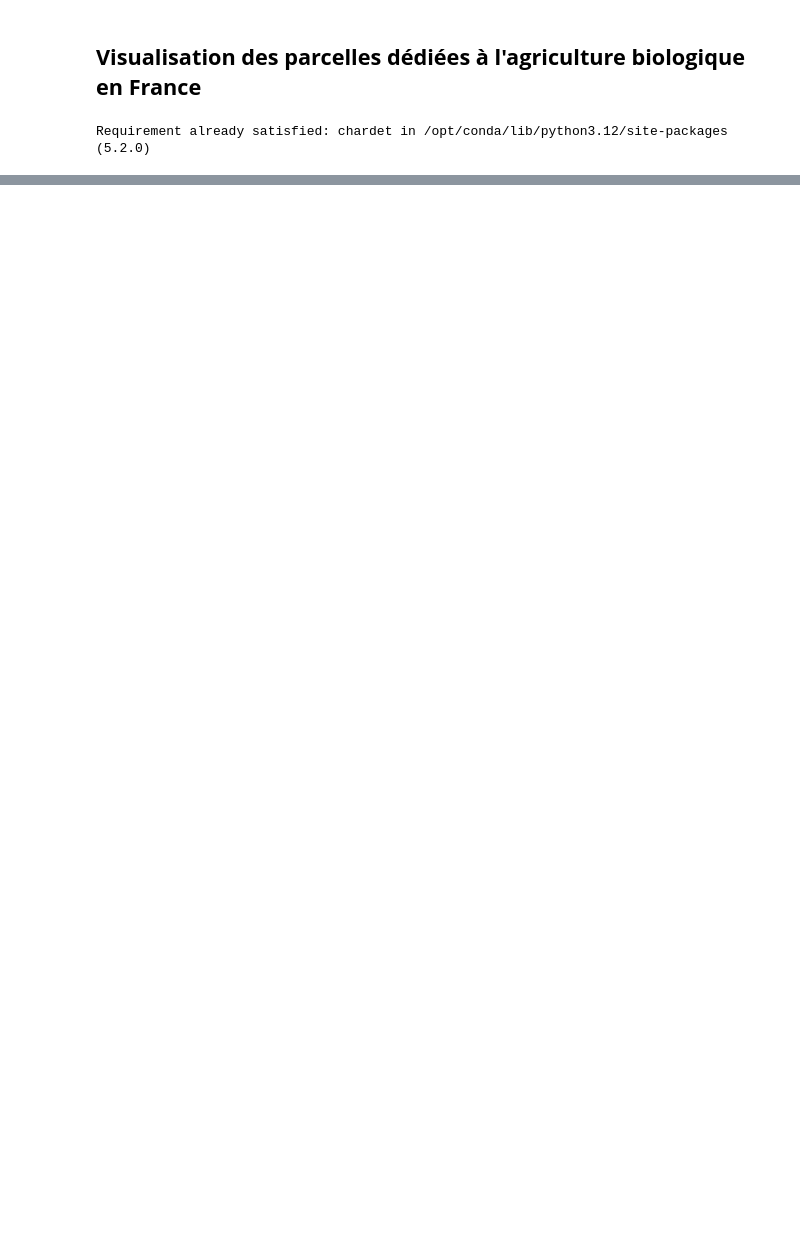
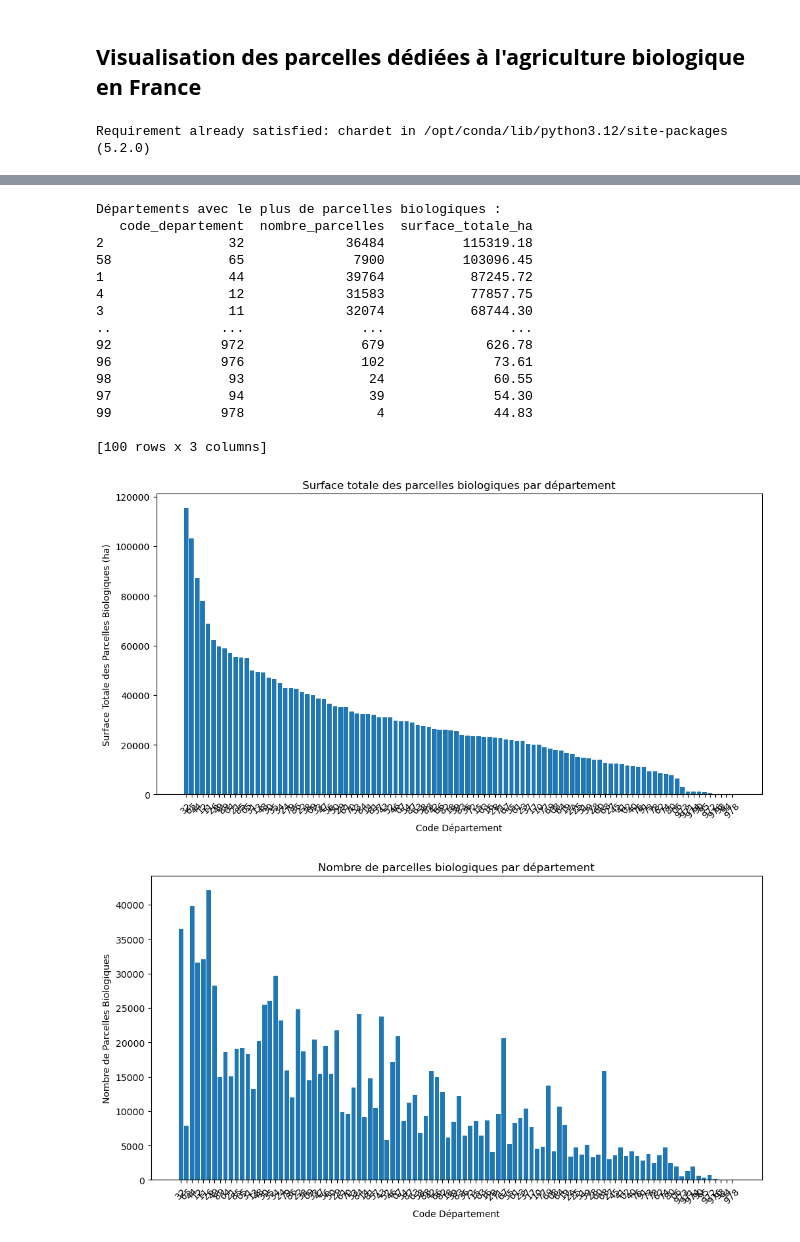
Before and after one commit to ElisefontaineEnsae/AgricultureBio_France, a Jupyter notebook: mapping.ipynb, the cells around one changed output, grey strips where cells are left out. Cells and saved outputs as stored; diff of their text form; code cells hidden in the pictures; blank space fills up the shorter version.

```diff
--- a/mapping.ipynb
+++ b/mapping.ipynb
@@ -24,0 +102,7 @@ KeyboardInterrupt:
+# %%
+# Créer une nouvelle variable en supprimant la colonne 'geometry'
+gdf_filtered = gdf.drop(columns=['geometry'])
+
+# Afficher les premières lignes pour vérifier
+print("Aperçu des données sans la colonne 'geometry' :")
+print(gdf_filtered.head())
@@ -24,0 +127,56 @@ KeyboardInterrupt:
+# %%
+import matplotlib.pyplot as plt
+
+# Étape 1 : Compter le nombre de parcelles biologiques par département
+parcelles_par_departement = gdf_filtered['code_depar'].value_counts().reset_index()
+parcelles_par_departement.columns = ['code_departement', 'nombre_parcelles']
+
+# Étape 2 : Agréger la surface totale des parcelles biologiques par département
+surface_par_departement = gdf_filtered.groupby('code_depar')['surface_ha'].sum().reset_index()
+surface_par_departement.columns = ['code_departement', 'surface_totale_ha']
+
+# Fusionner les deux DataFrames pour avoir les deux informations
+resultat = parcelles_par_departement.merge(surface_par_departement, on='code_departement')
+
+# Trier les départements par surface totale (ou nombre de parcelles si préféré)
+resultat = resultat.sort_values(by='surface_totale_ha', ascending=False)
+
+# Afficher les résultats
+print("Départements avec le plus de parcelles biologiques :")
+print(resultat)
+
+# Étape 3 : Visualiser les résultats avec un graphique
+plt.figure(figsize=(12, 6))
+plt.bar(resultat['code_departement'], resultat['surface_totale_ha'])
+plt.xlabel('Code Département')
+plt.ylabel('Surface Totale des Parcelles Biologiques (ha)')
+plt.title('Surface totale des parcelles biologiques par département')
+plt.xticks(rotation=45)
+plt.show()
+
+# Optionnel : Visualisation du nombre de parcelles
+plt.figure(figsize=(12, 6))
+plt.bar(resultat['code_departement'], resultat['nombre_parcelles'])
+plt.xlabel('Code Département')
+plt.ylabel('Nombre de Parcelles Biologiques')
+plt.title('Nombre de parcelles biologiques par département')
+plt.xticks(rotation=45)
+plt.show()
+# %% [output]
+Départements avec le plus de parcelles biologiques :
+   code_departement  nombre_parcelles  surface_totale_ha
+2                32             36484          115319.18
+58               65              7900          103096.45
+1                44             39764           87245.72
+4                12             31583           77857.75
+3                11             32074           68744.30
+..              ...               ...                ...
+92              972               679             626.78
+96              976               102              73.61
+98               93                24              60.55
+97               94                39              54.30
+99              978                 4              44.83
+
+[100 rows x 3 columns]
+[figure, added]
+[figure, added]
```
Also changed, not shown: parts of 16 cells of this notebook.
